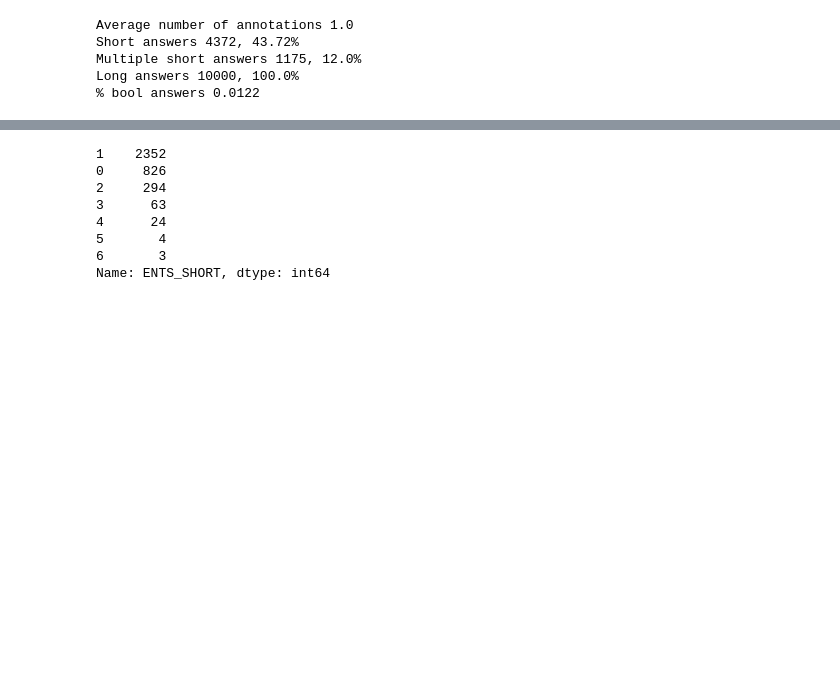
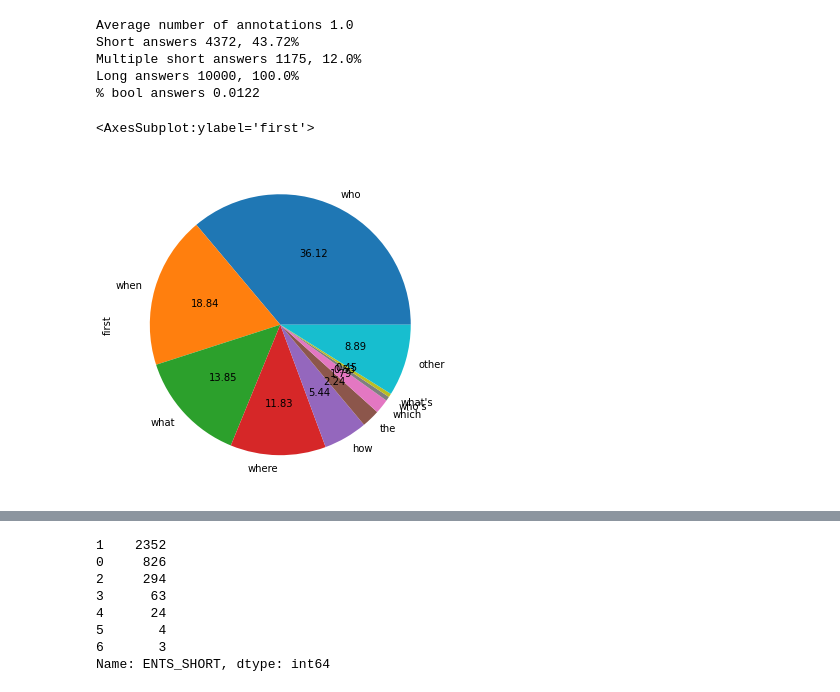
Before and after one commit to md-experiments/qa, a Jupyter notebook: Natural Questions.ipynb, the cells around one changed output, grey strips where cells are left out. Drawn from its saved outputs; the diff is of its cells as text; code cells hidden in the pictures; blank space fills up the shorter version.

Commit message:
top_n pie charts

```diff
--- a/Natural Questions.ipynb
+++ b/Natural Questions.ipynb
@@ -37,3 +37,8 @@ Short answers 4372, 43.72%
 Multiple short answers 1175, 12.0%
 Long answers 10000, 100.0%
 % bool answers 0.0122
+# %%
+pie_chart_top(nq.df_qa[nq.df_qa.HAS_SHORT]['first'],top_n=9).plot.pie(figsize=(6, 6),autopct='%.2f',)
+# %% [output]
+<AxesSubplot:ylabel='first'>
+[figure, added]
```
Also changed, not shown: parts of 4 cells of this notebook, 1 other file.
